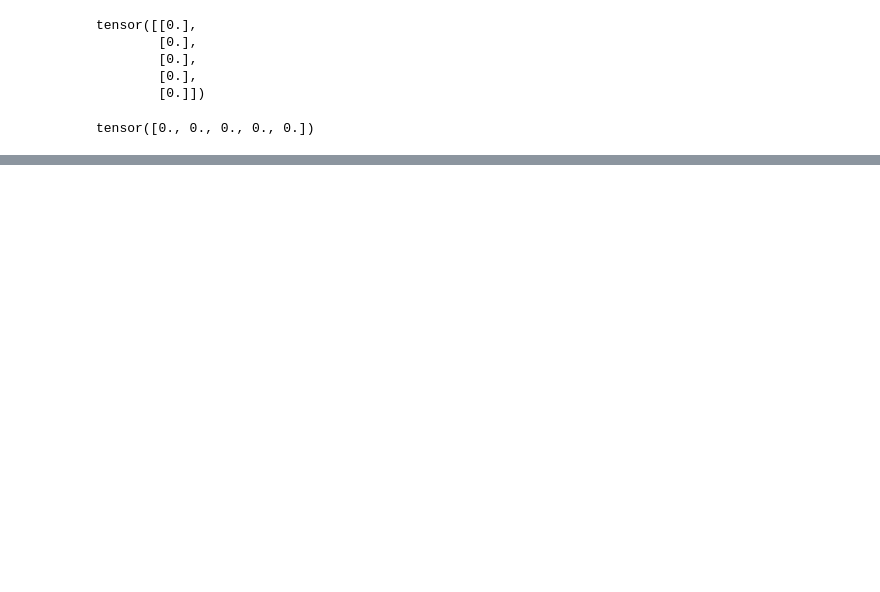
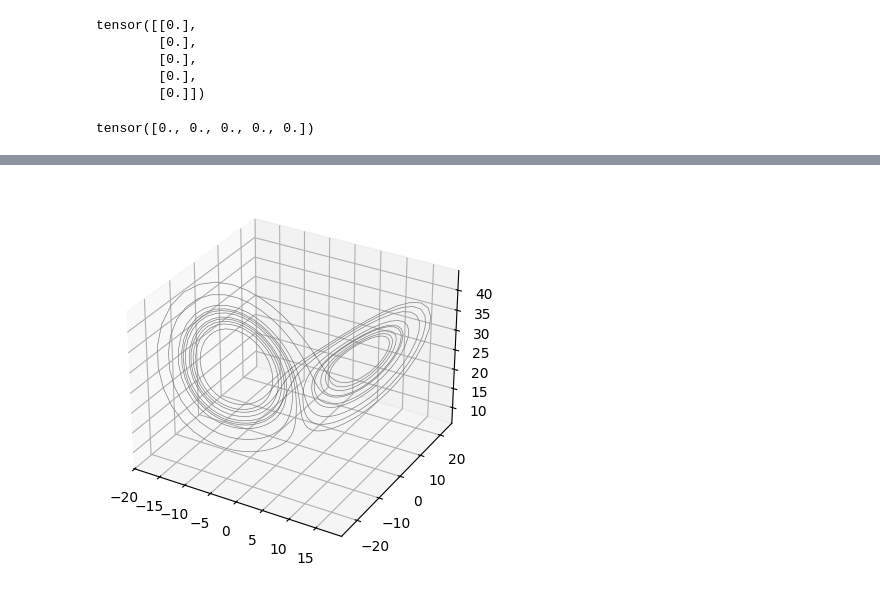
Before and after one commit to jaychotaliya987/Reservoir_Pytorch, a Jupyter notebook: Examples/roughwork.ipynb, the cells around one changed output, grey strips where cells are left out. Cells and saved outputs as stored; diff of their text form; code cells hidden in the pictures; blank space fills up the shorter version.

```diff
--- a/Examples/roughwork.ipynb
+++ b/Examples/roughwork.ipynb
@@ -205,0 +207,7 @@ plt.show()
+# %%
+fig = plt.figure()
+ax = plt.axes(projection='3d')
+ax.plot3D(sol[:, 0], sol[:, 1], sol[:, 2], 'gray', linewidth=0.5)
+plt.show()
+# %% [output]
+[figure, added]
```
Also changed, not shown: parts of 11 cells of this notebook, 5 other files.
